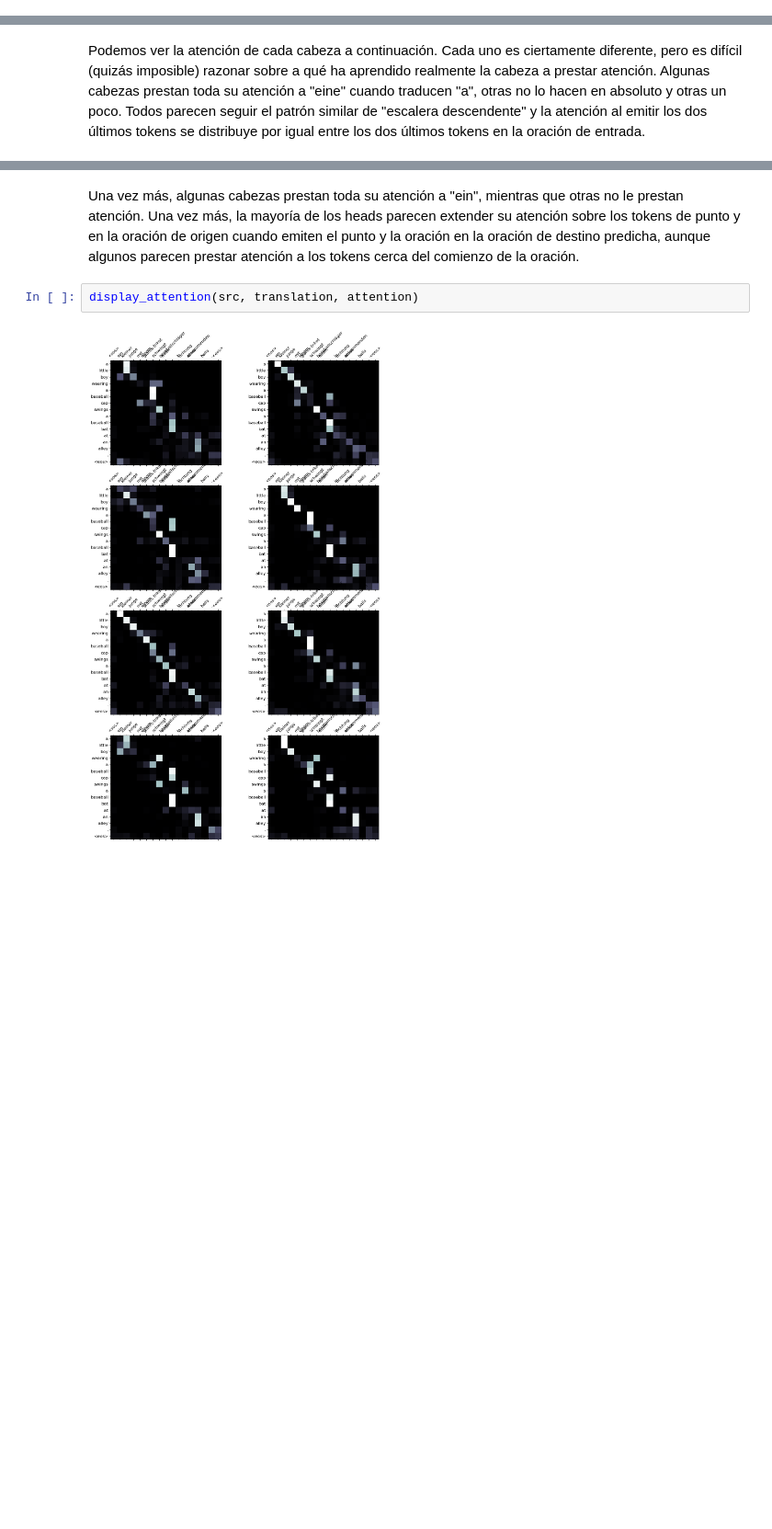
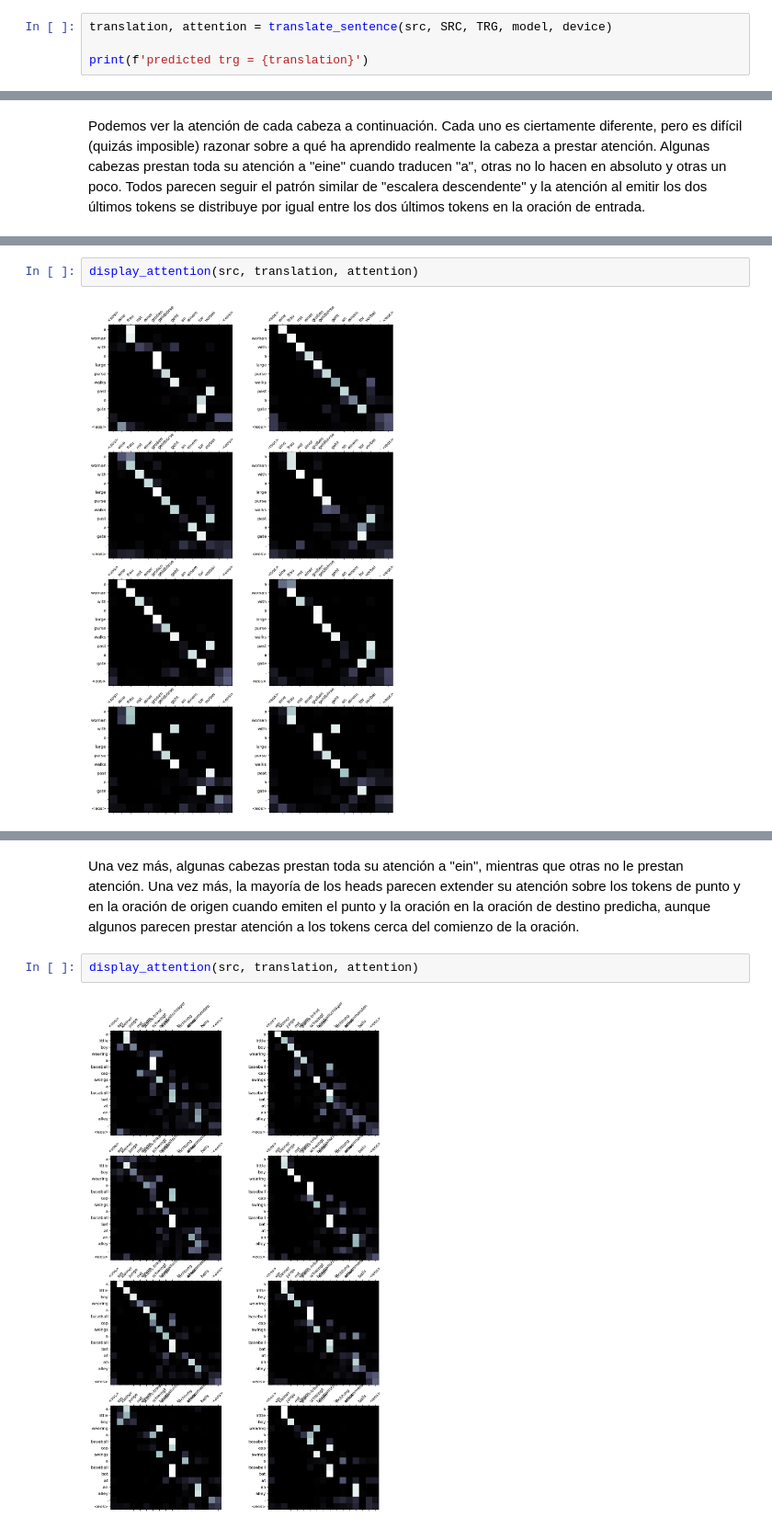
Before and after one commit to fredyvelasquezgt/Lab-5-DL, a Jupyter notebook: Lab5-1 (1).ipynb, the cells around one changed output, grey strips where cells are left out. Shown at 92% size. Drawn from its saved outputs; the diff is of its cells as text; blank space fills up the shorter version.

```diff
--- a/Lab5-1 (1).ipynb
+++ b/Lab5-1 (1).ipynb
@@ -1033,0 +1028,4 @@ predicted trg = ['a', 'woman', 'with', 'a', 'large', 'purse', 'walks', 'past', '
+# %%
+translation, attention = translate_sentence(src, SRC, TRG, model, device)
+
+print(f'predicted trg = {translation}')
@@ -1041,0 +1041,4 @@ predicted trg = ['a', 'little', 'boy', 'wearing', 'a', 'baseball', 'cap', 'swing
+# %%
+display_attention(src, translation, attention)
+# %% [output]
+[figure, added]
```
Also changed, not shown: parts of 15 cells of this notebook.
